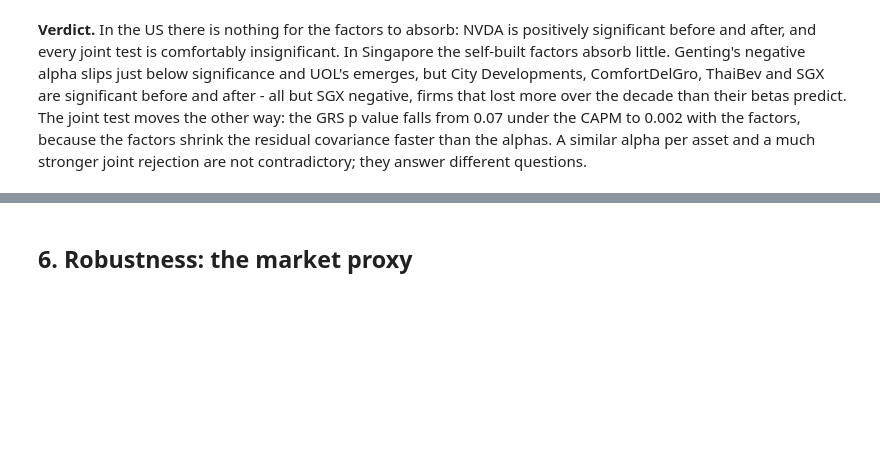
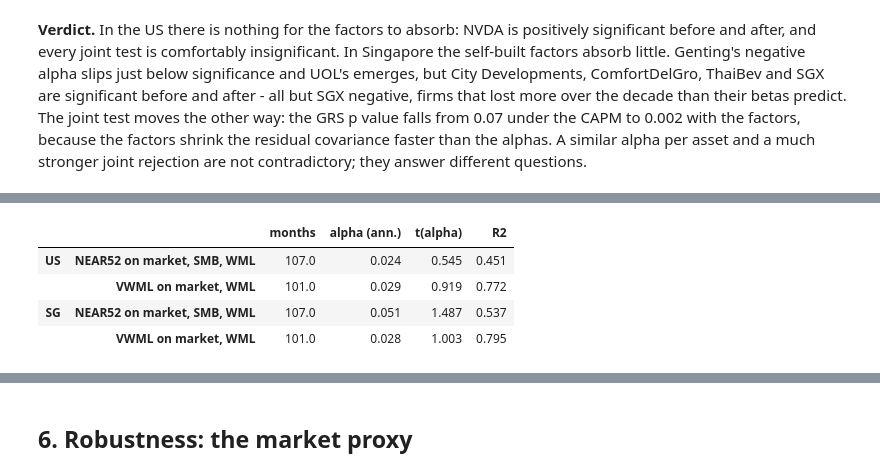
Before and after one commit to Prolead1/goldman, a Jupyter notebook: notebooks/report.ipynb, the cells around one changed output, grey strips where cells are left out. Drawn from its saved outputs; the diff is of its cells as text; code cells hidden in the pictures; blank space fills up the shorter version.

```diff
--- a/notebooks/report.ipynb
+++ b/notebooks/report.ipynb
@@ -730,0 +806,20 @@ rejection are not contradictory; they answer different questions.
+# %%
+display(Image(filename=viz.plot_custom_factor_scorecard(
+    SCORECARD, OUTPUT_DIR / "custom_factor_scorecard.png"
+)))
+
+SPANNING = {}
+for u in UNIVERSES:
+    f = CUSTOM[u]
+    SPANNING[u] = spanning_regression(
+        {
+            "NEAR52 on market, SMB, WML": (
+                f["NEAR52"], pd.concat([f["Mkt-RF"], BUILT[u][["SMB", "WML"]]], axis=1)
+            ),
+            "VWML on market, WML": (f["VWML"], f[["Mkt-RF", "WML"]]),
+        }
+    )
+pd.concat(
+    {u.upper(): SPANNING[u][["months", "alpha (ann.)", "t(alpha)", "R2"]] for u in UNIVERSES}
+).round(3)
+# %% [output]
@@ -730,0 +827,5 @@ rejection are not contradictory; they answer different questions.
+|  |  | months | alpha (ann.) | t(alpha) | R2 |
+| US | NEAR52 on market, SMB, WML | 107.0 | 0.024 | 0.545 | 0.451 |
+|  | VWML on market, WML | 101.0 | 0.029 | 0.919 | 0.772 |
+| SG | NEAR52 on market, SMB, WML | 107.0 | 0.051 | 1.487 | 0.537 |
+|  | VWML on market, WML | 101.0 | 0.028 | 1.003 | 0.795 |
```
Also changed, not shown: parts of 9 cells of this notebook, 7 other files.
